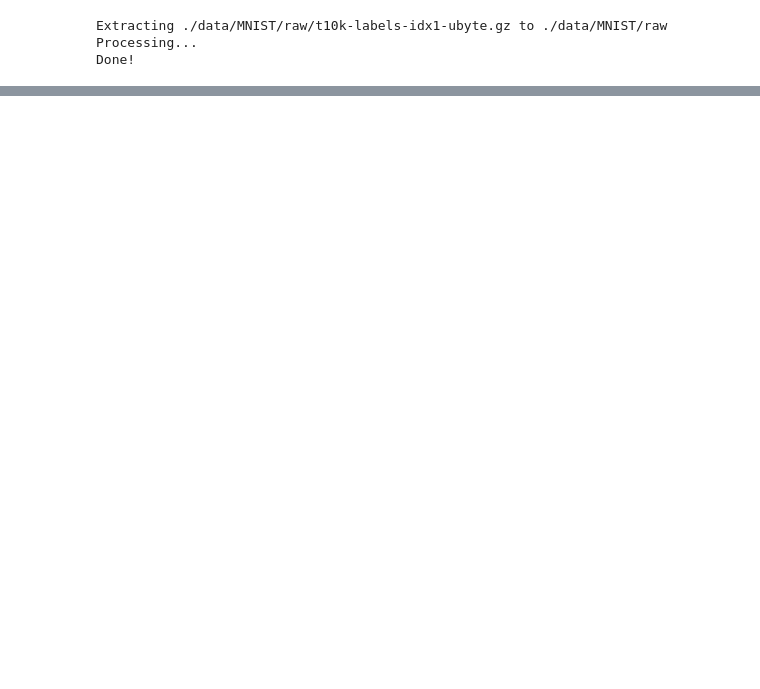
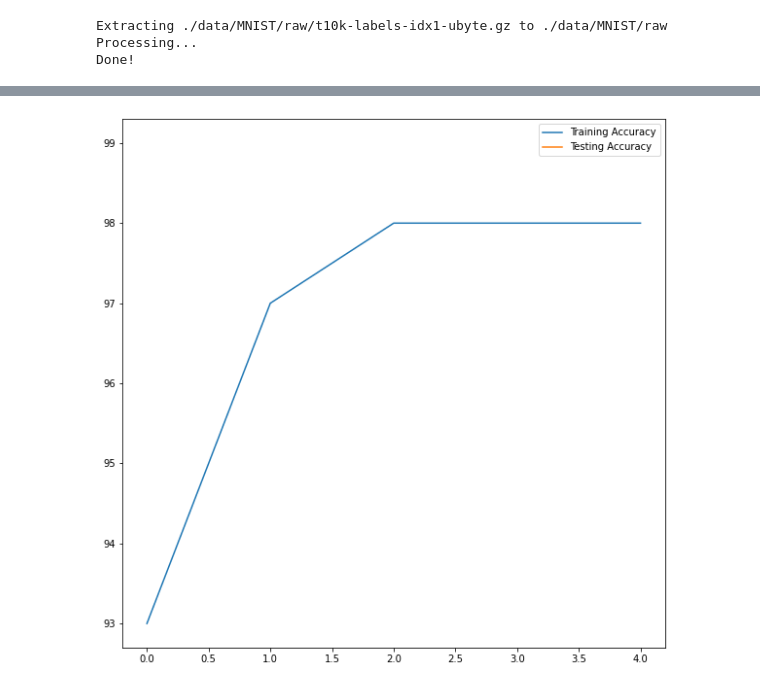
Before and after one commit to merazlab/pytorch, a Jupyter notebook: mnist.ipynb, the cells around one changed output, grey strips where cells are left out. Drawn from its saved outputs; the diff is of its cells as text; code cells hidden in the pictures; blank space fills up the shorter version.

```diff
--- a/mnist.ipynb
+++ b/mnist.ipynb
@@ -98,0 +91,38 @@ DONE TRAINING!
+# %%
+iteration = 0
+correct = 0
+
+
+for i,(inputs,labels) in enumerate (train_loader):
+
+    if torch.cuda.is_available:
+        inputs = inputs.cuda()
+        labels = labels.cuda()
+
+    print("For one iteration, this is what happens:")
+    print("Input Shape:",inputs.shape)
+    print("Input dtype:",inputs.dtype)
+    print("inputs", inputs)
+
+    print("Labels Shape:",labels.shape)
+    print("Labels dtype:",labels.dtype)
+    print("labels", labels)
+
+    output = model(inputs)
+    print("Outputs Shape",output.shape)
+    print("Outputs dtype",output.dtype)
+
+    loss = loss_fn(output, labels)
+    print(loss)
+    print(loss.item())
+
+
+    _, predicted = torch.max(output, 1)
+    print("Predicted Shape",predicted.shape)
+    print("Predicted dtype",predicted.dtype)
+
+    print("Predicted Tensor:")
+    print(predicted)
+    correct += (predicted == labels).sum()
+
+    break
@@ -98,0 +222,9 @@ DONE TRAINING!
+# %%
+# Accuracy
+f = plt.figure(figsize=(10, 10))
+plt.plot(train_accuracy, label='Training Accuracy')
+plt.plot(test_accuracy, label='Testing Accuracy')
+plt.legend()
+plt.show()
+# %% [output]
+[figure, added]
```
Also changed, not shown: parts of 20 cells of this notebook.
